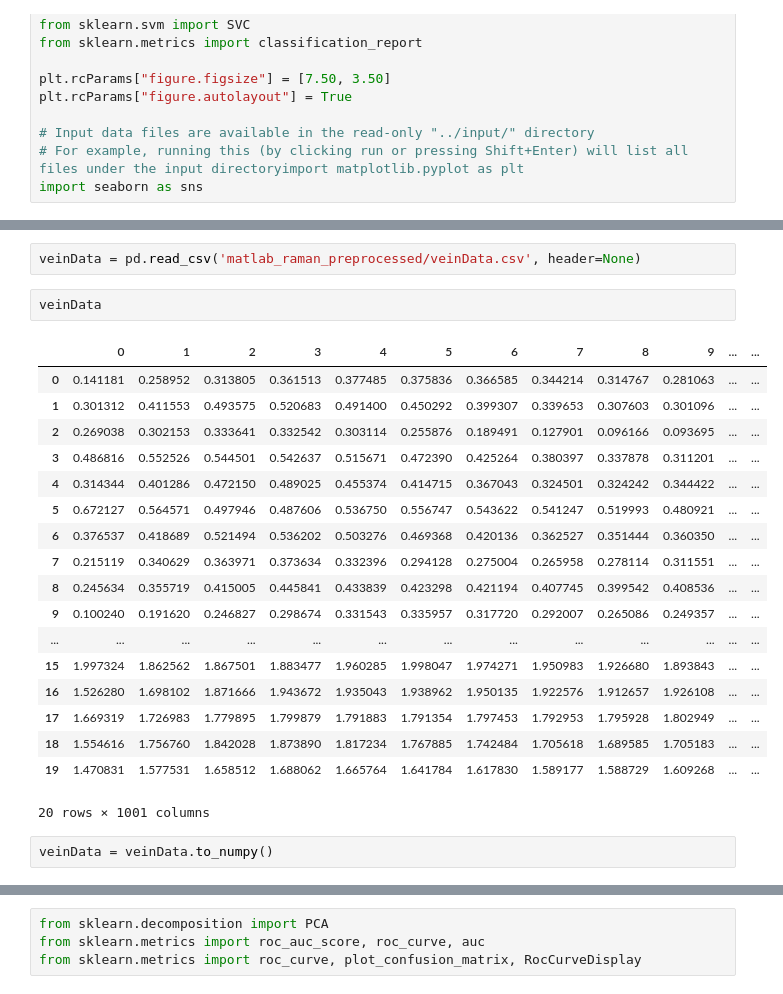
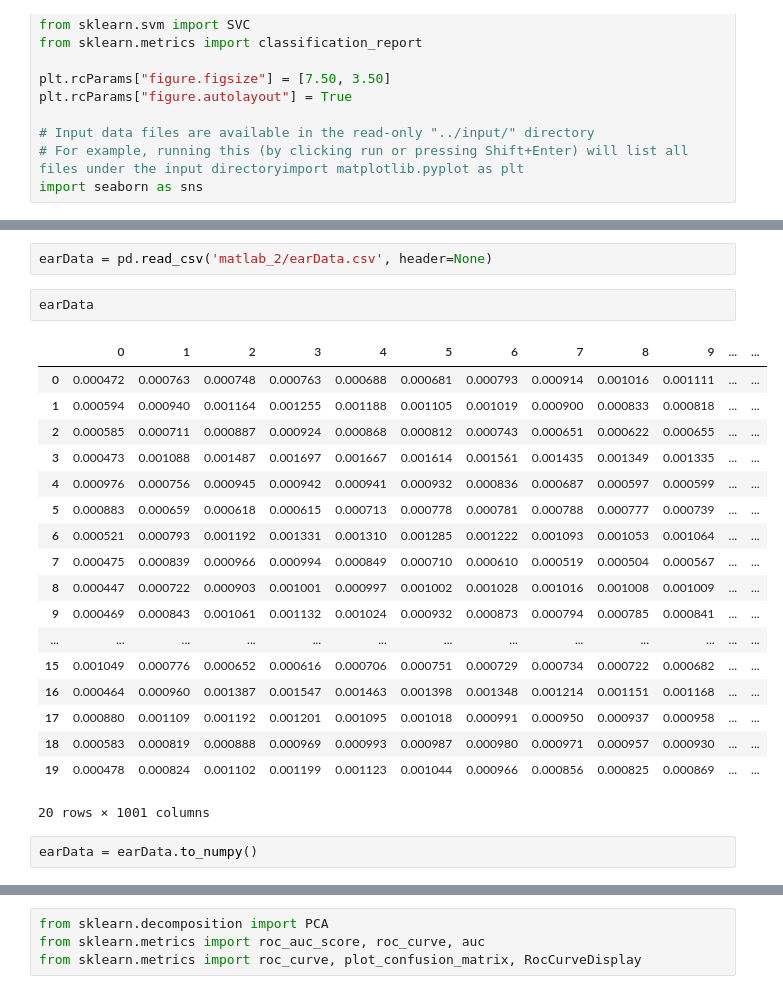
Before and after one commit to ladcva/raman_spectroscopy, a Jupyter notebook: pca_svm.ipynb, the cells around one changed output, grey strips where cells are left out. Saved outputs shown, nothing was run; the diff lists cells and outputs as text.

```diff
--- a/pca_svm.ipynb
+++ b/pca_svm.ipynb
@@ -42,30 +42,30 @@ testing
 transform.py
 visualize.ipynb
 # %%
-veinData = pd.read_csv('matlab_raman_preprocessed/veinData.csv', header=None)
+earData = pd.read_csv('matlab_2/earData.csv', header=None)
 # %%
-veinData
+earData
 # %% [output]
 |  | 0 | 1 | 2 | 3 | 4 | 5 | 6 | 7 | 8 | 9 | ... | ... |
-| 0 | 0.141181 | 0.258952 | 0.313805 | 0.361513 | 0.377485 | 0.375836 | 0.366585 | 0.344214 | 0.314767 | 0.281063 | ... | ... |
-| 1 | 0.301312 | 0.411553 | 0.493575 | 0.520683 | 0.491400 | 0.450292 | 0.399307 | 0.339653 | 0.307603 | 0.301096 | ... | ... |
-| 2 | 0.269038 | 0.302153 | 0.333641 | 0.332542 | 0.303114 | 0.255876 | 0.189491 | 0.127901 | 0.096166 | 0.093695 | ... | ... |
-| 3 | 0.486816 | 0.552526 | 0.544501 | 0.542637 | 0.515671 | 0.472390 | 0.425264 | 0.380397 | 0.337878 | 0.311201 | ... | ... |
-| 4 | 0.314344 | 0.401286 | 0.472150 | 0.489025 | 0.455374 | 0.414715 | 0.367043 | 0.324501 | 0.324242 | 0.344422 | ... | ... |
-| 5 | 0.672127 | 0.564571 | 0.497946 | 0.487606 | 0.536750 | 0.556747 | 0.543622 | 0.541247 | 0.519993 | 0.480921 | ... | ... |
-| 6 | 0.376537 | 0.418689 | 0.521494 | 0.536202 | 0.503276 | 0.469368 | 0.420136 | 0.362527 | 0.351444 | 0.360350 | ... | ... |
-| 7 | 0.215119 | 0.340629 | 0.363971 | 0.373634 | 0.332396 | 0.294128 | 0.275004 | 0.265958 | 0.278114 | 0.311551 | ... | ... |
-| 8 | 0.245634 | 0.355719 | 0.415005 | 0.445841 | 0.433839 | 0.423298 | 0.421194 | 0.407745 | 0.399542 | 0.408536 | ... | ... |
-| 9 | 0.100240 | 0.191620 | 0.246827 | 0.298674 | 0.331543 | 0.335957 | 0.317720 | 0.292007 | 0.265086 | 0.249357 | ... | ... |
+| 0 | 0.000472 | 0.000763 | 0.000748 | 0.000763 | 0.000688 | 0.000681 | 0.000793 | 0.000914 | 0.001016 | 0.001111 | ... | ... |
+| 1 | 0.000594 | 0.000940 | 0.001164 | 0.001255 | 0.001188 | 0.001105 | 0.001019 | 0.000900 | 0.000833 | 0.000818 | ... | ... |
+| 2 | 0.000585 | 0.000711 | 0.000887 | 0.000924 | 0.000868 | 0.000812 | 0.000743 | 0.000651 | 0.000622 | 0.000655 | ... | ... |
+| 3 | 0.000473 | 0.001088 | 0.001487 | 0.001697 | 0.001667 | 0.001614 | 0.001561 | 0.001435 | 0.001349 | 0.001335 | ... | ... |
+| 4 | 0.000976 | 0.000756 | 0.000945 | 0.000942 | 0.000941 | 0.000932 | 0.000836 | 0.000687 | 0.000597 | 0.000599 | ... | ... |
+| 5 | 0.000883 | 0.000659 | 0.000618 | 0.000615 | 0.000713 | 0.000778 | 0.000781 | 0.000788 | 0.000777 | 0.000739 | ... | ... |
+| 6 | 0.000521 | 0.000793 | 0.001192 | 0.001331 | 0.001310 | 0.001285 | 0.001222 | 0.001093 | 0.001053 | 0.001064 | ... | ... |
+| 7 | 0.000475 | 0.000839 | 0.000966 | 0.000994 | 0.000849 | 0.000710 | 0.000610 | 0.000519 | 0.000504 | 0.000567 | ... | ... |
+| 8 | 0.000447 | 0.000722 | 0.000903 | 0.001001 | 0.000997 | 0.001002 | 0.001028 | 0.001016 | 0.001008 | 0.001009 | ... | ... |
+| 9 | 0.000469 | 0.000843 | 0.001061 | 0.001132 | 0.001024 | 0.000932 | 0.000873 | 0.000794 | 0.000785 | 0.000841 | ... | ... |
 | ... | ... | ... | ... | ... | ... | ... | ... | ... | ... | ... | ... | ... |
-| 15 | 1.997324 | 1.862562 | 1.867501 | 1.883477 | 1.960285 | 1.998047 | 1.974271 | 1.950983 | 1.926680 | 1.893843 | ... | ... |
-| 16 | 1.526280 | 1.698102 | 1.871666 | 1.943672 | 1.935043 | 1.938962 | 1.950135 | 1.922576 | 1.912657 | 1.926108 | ... | ... |
-| 17 | 1.669319 | 1.726983 | 1.779895 | 1.799879 | 1.791883 | 1.791354 | 1.797453 | 1.792953 | 1.795928 | 1.802949 | ... | ... |
-| 18 | 1.554616 | 1.756760 | 1.842028 | 1.873890 | 1.817234 | 1.767885 | 1.742484 | 1.705618 | 1.689585 | 1.705183 | ... | ... |
-| 19 | 1.470831 | 1.577531 | 1.658512 | 1.688062 | 1.665764 | 1.641784 | 1.617830 | 1.589177 | 1.588729 | 1.609268 | ... | ... |
+| 15 | 0.001049 | 0.000776 | 0.000652 | 0.000616 | 0.000706 | 0.000751 | 0.000729 | 0.000734 | 0.000722 | 0.000682 | ... | ... |
+| 16 | 0.000464 | 0.000960 | 0.001387 | 0.001547 | 0.001463 | 0.001398 | 0.001348 | 0.001214 | 0.001151 | 0.001168 | ... | ... |
+| 17 | 0.000880 | 0.001109 | 0.001192 | 0.001201 | 0.001095 | 0.001018 | 0.000991 | 0.000950 | 0.000937 | 0.000958 | ... | ... |
+| 18 | 0.000583 | 0.000819 | 0.000888 | 0.000969 | 0.000993 | 0.000987 | 0.000980 | 0.000971 | 0.000957 | 0.000930 | ... | ... |
+| 19 | 0.000478 | 0.000824 | 0.001102 | 0.001199 | 0.001123 | 0.001044 | 0.000966 | 0.000856 | 0.000825 | 0.000869 | ... | ... |
 20 rows × 1001 columns
 # %%
-veinData = veinData.to_numpy()
+earData = earData.to_numpy()
 # %%
 ax = []
 fig, (ax) = plt.subplots(20, 1, sharex='col', figsize=(30,30))
```
Also changed, not shown: parts of 18 cells of this notebook, 22 other files.
